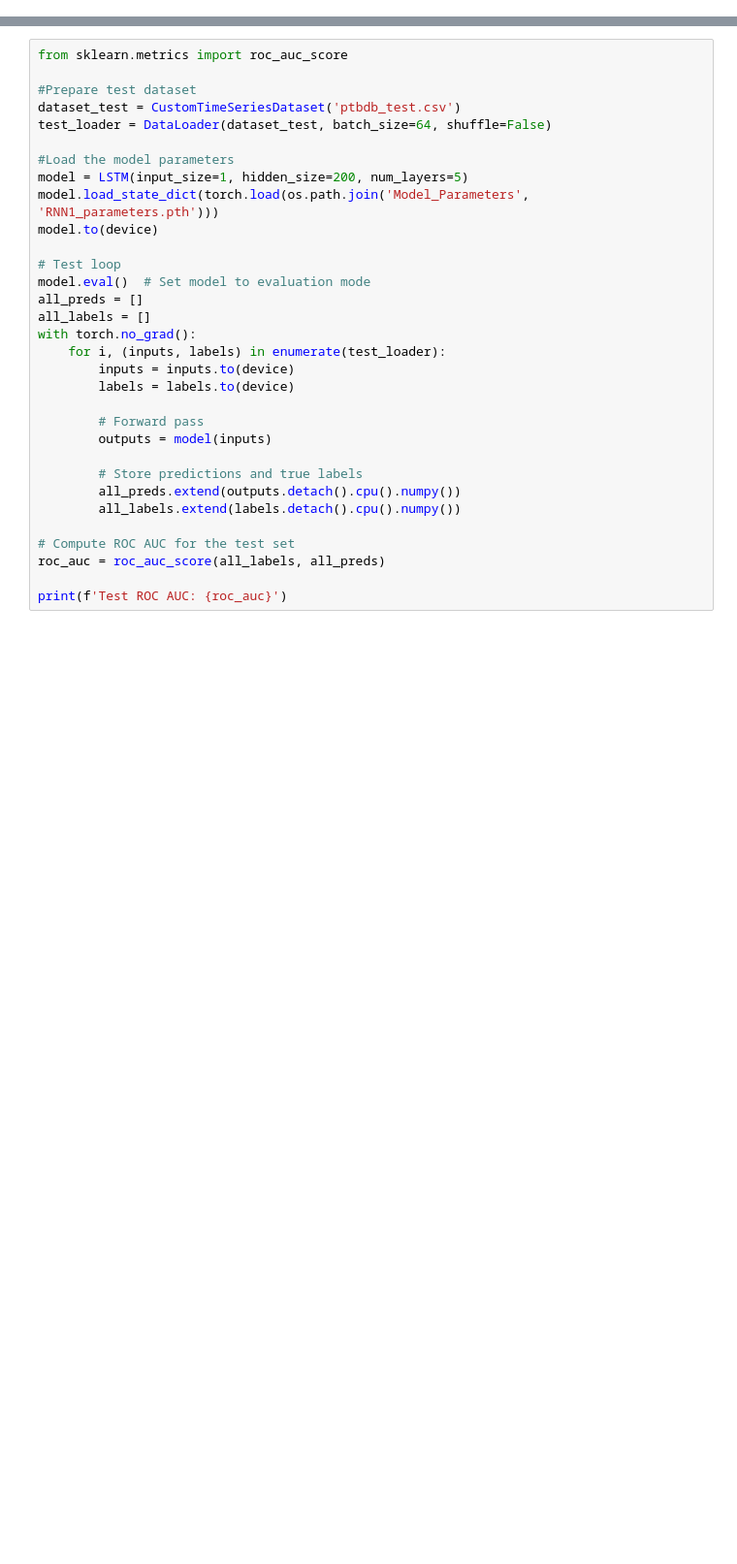
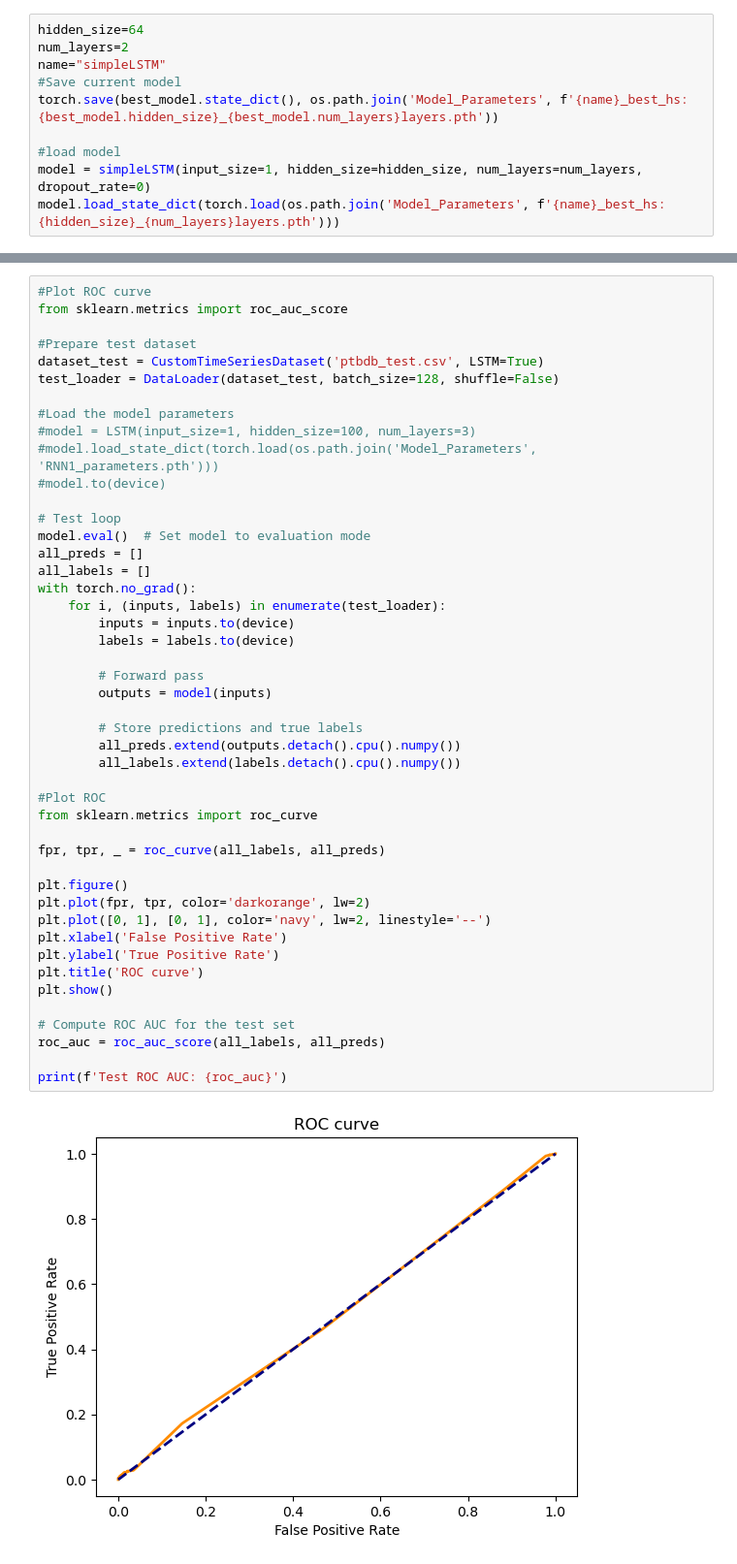
Before and after one commit to lpancorbo/ETHZ-PROJECT-ecg-representation-learning, a Jupyter notebook: Project 2/Part 1/RNN.ipynb, the cells around one changed output, grey strips where cells are left out. Shown: that part at 97% size. Cells and saved outputs as stored; diff of their text form; blank space fills up the shorter version.

Commit message:
Added bilateral training, realized LSTM just predicts one class, doesn't learn. Will start CNN tomorrow

```diff
--- a/Project 2/Part 1/RNN.ipynb
+++ b/Project 2/Part 1/RNN.ipynb
@@ -123,0 +251,10 @@ Finished Training
+# %%
+hidden_size=64
+num_layers=2
+name="simpleLSTM"
+#Save current model
+torch.save(best_model.state_dict(), os.path.join('Model_Parameters', f'{name}_best_hs:{best_model.hidden_size}_{best_model.num_layers}layers.pth'))
+
+#load model
+model = simpleLSTM(input_size=1, hidden_size=hidden_size, num_layers=num_layers, dropout_rate=0)
+model.load_state_dict(torch.load(os.path.join('Model_Parameters', f'{name}_best_hs:{hidden_size}_{num_layers}layers.pth')))
@@ -124,33 +331,48 @@ Finished Training
 # %%
+#Plot ROC curve
 from sklearn.metrics import roc_auc_score
 
 #Prepare test dataset
-dataset_test = CustomTimeSeriesDataset('ptbdb_test.csv')
-test_loader = DataLoader(dataset_test, batch_size=64, shuffle=False)
+dataset_test = CustomTimeSeriesDataset('ptbdb_test.csv', LSTM=True)
+test_loader = DataLoader(dataset_test, batch_size=128, shuffle=False)
 
 #Load the model parameters
-model = LSTM(input_size=1, hidden_size=200, num_layers=5)
-model.load_state_dict(torch.load(os.path.join('Model_Parameters', 'RNN1_parameters.pth')))
-model.to(device)
+#model = LSTM(input_size=1, hidden_size=100, num_layers=3)
+#model.load_state_dict(torch.load(os.path.join('Model_Parameters', 'RNN1_parameters.pth')))
+#model.to(device)
 
 # Test loop
 model.eval()  # Set model to evaluation mode
 all_preds = []
 all_labels = []
 with torch.no_grad():
     for i, (inputs, labels) in enumerate(test_loader):
         inputs = inputs.to(device)
         labels = labels.to(device)
 
         # Forward pass
         outputs = model(inputs)
 
         # Store predictions and true labels
         all_preds.extend(outputs.detach().cpu().numpy())
         all_labels.extend(labels.detach().cpu().numpy())
 
+#Plot ROC
+from sklearn.metrics import roc_curve
+
+fpr, tpr, _ = roc_curve(all_labels, all_preds)
+
+plt.figure()
+plt.plot(fpr, tpr, color='darkorange', lw=2)
+plt.plot([0, 1], [0, 1], color='navy', lw=2, linestyle='--')
+plt.xlabel('False Positive Rate')
+plt.ylabel('True Positive Rate')
+plt.title('ROC curve')
+plt.show()
+
 # Compute ROC AUC for the test set
 roc_auc = roc_auc_score(all_labels, all_preds)
 
 print(f'Test ROC AUC: {roc_auc}')
 # %% [output]
+[figure, added]
```
Also changed, not shown: parts of 11 cells of this notebook, 9 other files.
